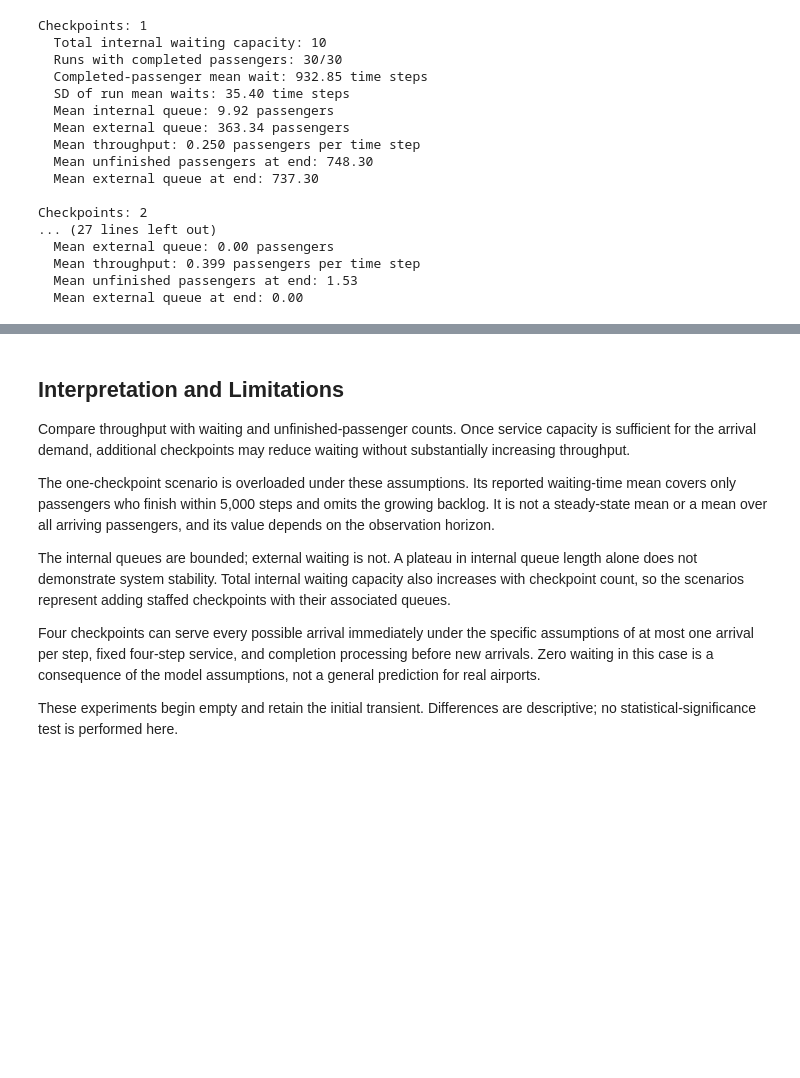
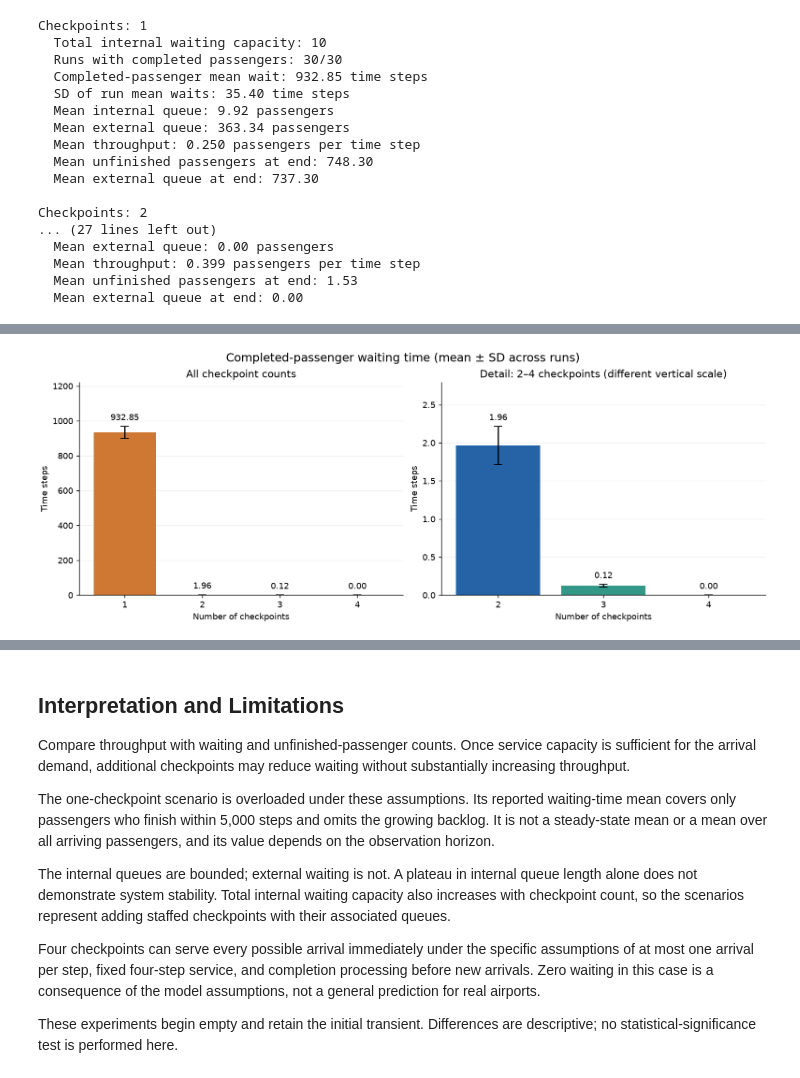
Before and after one commit to xAmyyang/4403Computational-Modelling, a Jupyter notebook: notebooks/checkpoint_analysis.ipynb, the cells around one changed output, grey strips where cells are left out. Drawn from its saved outputs; the diff is of its cells as text; code cells hidden in the pictures; blank space fills up the shorter version.

Commit message:
Add experiment comparison plots and improve project documentation

```diff
--- a/notebooks/checkpoint_analysis.ipynb
+++ b/notebooks/checkpoint_analysis.ipynb
@@ -187,0 +197,25 @@ Checkpoints: 2
+# %%
+counts = [result["num_checkpoints"] for result in summary_results]
+waits = np.array([result["mean_wait"] for result in summary_results])
+errors = np.array([result["sd_wait"] for result in summary_results])
+colors = ["#CE7833", "#2563A6", "#349889", "#7563A3"]
+
+with plt.rc_context({"font.size": 10, "axes.spines.top": False,
+                     "axes.spines.right": False}):
+    fig, axes = plt.subplots(1, 2, figsize=(12, 4.5), layout="constrained")
+    fig.suptitle("Completed-passenger waiting time (mean ± SD across runs)", fontsize=14)
+    for ax, start, title in [
+        (axes[0], 0, "All checkpoint counts"),
+        (axes[1], 1, "Detail: 2–4 checkpoints (different vertical scale)"),
+    ]:
+        bars = ax.bar(counts[start:], waits[start:], yerr=errors[start:],
+                      capsize=5, color=colors[start:])
+        ax.bar_label(bars, fmt="%.2f", padding=5)
+        ax.set(title=title, xlabel="Number of checkpoints", ylabel="Time steps")
+        ax.set_xticks(counts[start:])
+        ax.set_ylim(0, max(ax.get_ylim()[1] * 1.2, 0.1))
+        ax.grid(axis="y", alpha=0.2)
+        ax.set_axisbelow(True)
+    plt.show()
+# %% [output]
+[figure, added]
```
Also changed, not shown: parts of 6 cells of this notebook, 3 other files.
